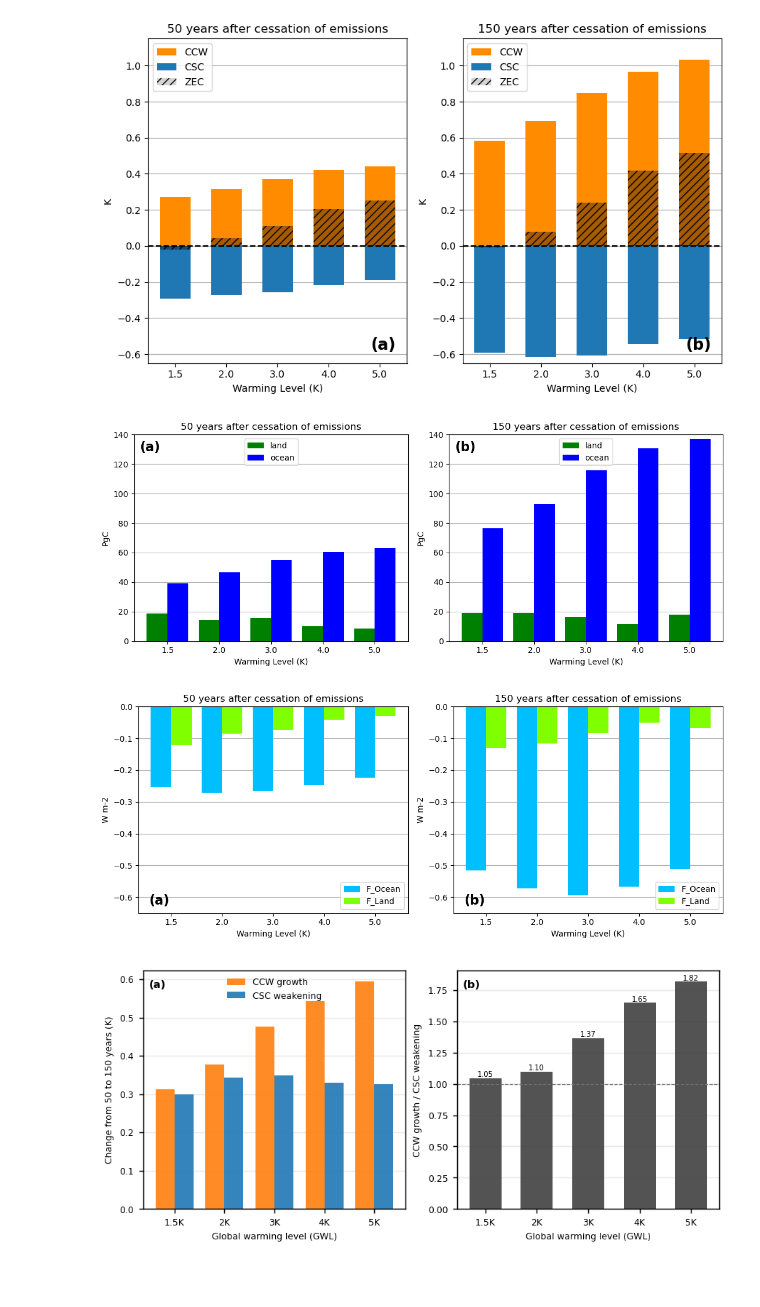
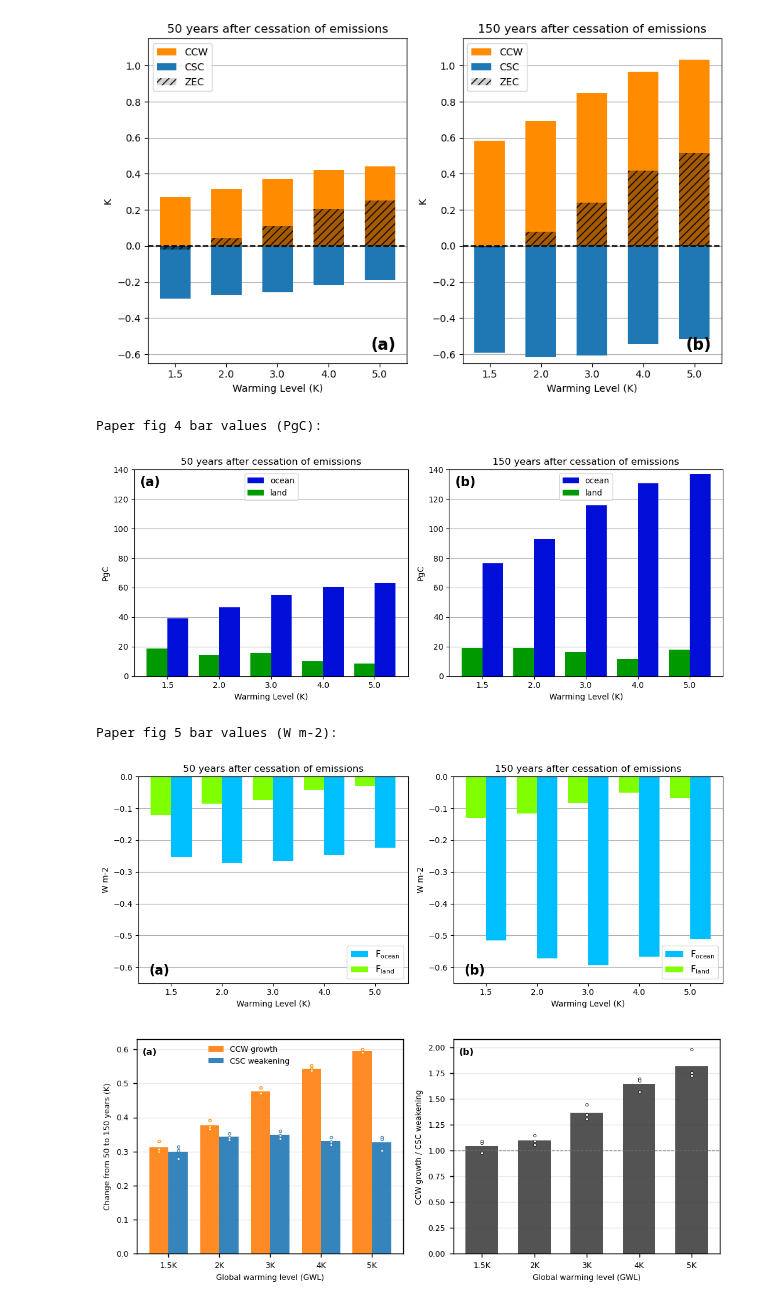
Before and after one commit to laura-gibbs/UKESM_TIPMIP_analysis, a Jupyter notebook: UKESM_ZEC_analysis.ipynb, the cells around one changed output. Saved outputs shown, nothing was run; the diff lists cells and outputs as text; code cells hidden in the pictures; blank space fills up the shorter version.

```diff
--- a/UKESM_ZEC_analysis.ipynb
+++ b/UKESM_ZEC_analysis.ipynb
@@ -893,7 +909,6 @@ GWL_labels = [str(float(str(g).replace('K', ''))) for g in ordered_gwls]
 x_ticks = np.arange(len(GWL_labels))
 ZEC_yrs = [50, 150]
 
-# Recompute member-level bars here to avoid notebook-state drift from other figure cells
 total_ocn_co2_for_bars = []
 total_nbp_for_bars = []
 for ZEC_yr in ZEC_yrs:
@@ -922,8 +937,8 @@ for i, (ocn_co2_bar, nbp_bar, yr, ax) in enumerate(zip(total_ocn_co2_for_bars, t
     ocn_co2_bar_mean = [np.nanmean([ocn_co2_bar[k] for k in gwl_to_indices[gwl]]) for gwl in ordered_gwls]
     nbp_bar_mean = [np.nanmean([nbp_bar[k] for k in gwl_to_indices[gwl]]) for gwl in ordered_gwls]
 
-    ax.bar(x_ticks - w/2, nbp_bar_mean, w, label='land', color='green')
-    ax.bar(x_ticks + w/2, ocn_co2_bar_mean, w, label='ocean', color='blue')
+    ax.bar(x_ticks - w/2, nbp_bar_mean, w, label='land', color="#009A00")
+    ax.bar(x_ticks + w/2, ocn_co2_bar_mean, w, label='ocean', color="#000ED7")
     ax.legend(loc='upper center')
 
     ax.set_xlabel('Warming Level (K)')
@@ -940,8 +955,20 @@ axes[0].set_title('50 years after cessation of emissions')
 axes[1].set_title('150 years after cessation of emissions')
 
 fig.tight_layout()
+fig.savefig('figs/paper_fig_4.png', dpi=300, bbox_inches='tight')
+fig.savefig('figs/paper_fig_4.pdf', dpi=300, bbox_inches='tight')
+
+print('\nPaper fig 4 bar values (PgC):')
+# for yr, ocn_vals, land_vals in zip(ZEC_yrs, total_ocn_co2_for_bars, total_nbp_for_bars):
+#     print(f'\n{yr} years after cessation:')
+#     for gwl in ordered_gwls:
+#         indices = gwl_to_indices[gwl]
+#         ocean = np.nanmean([ocn_vals[k] for k in indices])
+#         land = np.nanmean([land_vals[k] for k in indices])
+#         print(f'  {gwl}: land = {land:.4f}, ocean = {ocean:.4f}')
 # %% [output]
+Paper fig 4 bar values (PgC):
-[figure, old version]
+[figure, new version]
 # %%
 ramp_start_yr = int(np.min([get_yrs_from_time_cube(rt.coord("time"))[0] for rt in ramp_temps]))
 window_size = 10
@@ -1104,9 +1131,9 @@ x_ticks = np.arange(len(GWL_labels))
 fig, axes = plt.subplots(1, len(ZEC_yrs), figsize=(11,4.5))
 w = 0.4
 for i, (f_ocean_zec, f_land_zec, yr, ax) in enumerate(zip(f_ocean_zecs, f_land_zecs, ZEC_yrs, axes)):
-    ax.bar(x_ticks - w/2, f_ocean_zec, w, label='F_Ocean', color='deepskyblue')
-    ax.bar(x_ticks + w/2, f_land_zec, w, label='F_Land', color='chartreuse')
-    ax.legend(loc='lower right')
+    ax.bar(x_ticks + w/2, f_ocean_zec, w, label=r'F$_{\mathrm{ocean}}$', color='deepskyblue')
+    ax.bar(x_ticks - w/2, f_land_zec, w, label=r'F$_{\mathrm{land}}$', color='chartreuse')
+    ax.legend(loc='lower right', fontsize=11)
 
     ax.axhline(y=0, linestyle='--', color='black')
     ax.set_xticks(x_ticks)
@@ -1122,8 +1149,17 @@ axes[1].text(0.04,0.04,'(b)', transform=axes[1].transAxes, fontsize=16, fontweig
 axes[0].set_title('50 years after cessation of emissions')
 axes[1].set_title('150 years after cessation of emissions')
 fig.tight_layout()
+fig.savefig('figs/paper_fig_5.png', dpi=300, bbox_inches='tight')
+fig.savefig('figs/paper_fig_5.pdf', dpi=300, bbox_inches='tight')
+
+# print('\nPaper fig 5 bar values (W m-2):')
+# for yr, ocean_vals, land_vals in zip(ZEC_yrs, f_ocean_zecs, f_land_zecs):
+    # print(f'\n{yr} years after cessation:')
+    # for gwl, ocean, land in zip(ordered_gwls, ocean_vals, land_vals):
+        # print(f'  {gwl}: land = {land:.4f}, ocean = {ocean:.4f}')
 # %% [output]
+Paper fig 5 bar values (W m-2):
-[figure, old version]
+[figure, new version]
 # %%
 # Supplementary figures
 # %%
@@ -1163,6 +1199,24 @@ else:
         where=np.abs(dcsc_dt) > 0,
     )
 
+    dccw_member_values = []
+    dcsc_member_values = []
+    ratio_member_values = []
+    for gwl in ordered_gwls:
+        member_dccw = []
+        member_dcsc = []
+        member_ratio = []
+        for k in gwl_to_indices[gwl]:
+            dccw = CWs[1][k] - CWs[0][k]
+            dcsc = CCs[1][k] - CCs[0][k]
+            if np.isfinite(dccw) and np.isfinite(dcsc):
+                member_dccw.append(dccw)
+                member_dcsc.append(-dcsc)
+                member_ratio.append(dccw / abs(dcsc) if abs(dcsc) > 0 else np.nan)
+        dccw_member_values.append(np.asarray(member_dccw, dtype=float))
+        dcsc_member_values.append(np.asarray(member_dcsc, dtype=float))
+        ratio_member_values.append(np.asarray(member_ratio, dtype=float))
+
     gwl_labels = [f'{g:g}K' for g in gwl_vals]
     x = np.arange(len(gwl_vals), dtype=float)
 
@@ -1175,7 +1229,7 @@ else:
     fs_label = 10 * scale
     fs_tick = 10 * scale
     fs_legend = 10 * scale
-    fs_annot = 8 * scale
+    fs_annot = 10 * scale
     fs_panel = 12 * scale
     lw_base = 1.0 * scale
 
@@ -1183,38 +1237,46 @@ else:
     ax = axes[0]
     ax.grid(True, axis='y', alpha=0.28)
     ax.set_axisbelow(True)
     width = 0.38
     ax.bar(x - width / 2, dccw_dt, width=width, color=col_ccw, alpha=0.9, label='CCW growth')
     ax.bar(x + width / 2, -dcsc_dt, width=width, color=col_csc, alpha=0.9, label='CSC weakening')
+    for i, (dccw_vals, dcsc_vals) in enumerate(zip(dccw_member_values, dcsc_member_values)):
+        ax.scatter(np.full(len(dcsc_vals), x[i] + width / 2), dcsc_vals, s=5, color='white', edgecolor='steelblue', linewidth=0.7, zorder=3, label='_nolegend_')
+        ax.scatter(np.full(len(dccw_vals), x[i] - width / 2), dccw_vals, s=5, color='white', edgecolor='darkorange', linewidth=0.7, zorder=3, label='_nolegend_')
     ax.axhline(0.0, color='0.4', lw=lw_base)
     ax.set_xticks(x)
     ax.set_xticklabels(gwl_labels)
     ax.tick_params(axis='both', labelsize=fs_tick)
     ax.set_xlabel('Global warming level (GWL)', fontsize=fs_label)
     ax.set_ylabel('Change from 50 to 150 years (K)', fontsize=fs_label)
-    ax.legend(frameon=False, loc='upper center', fontsize=fs_legend)
+    ax.legend(frameon=False, loc='upper center', bbox_to_anchor=(0.42, 1.0), fontsize=fs_legend)
 
     # Panel (b): ratio CCW growth / CSC weakening
     ax2 = axes[1]
     ax2.grid(True, axis='y', alpha=0.28)
     ax2.set_axisbelow(True)
     ax2.bar(x, ratio, width=0.62, color=col_ratio, alpha=0.9)
+    for i, ratio_vals in enumerate(ratio_member_values):
+        ax2.scatter(np.full(len(ratio_vals), x[i]), ratio_vals, s=5, color='white', edgecolor='black', linewidth=0.4, zorder=3, label='_nolegend_')
     ax2.axhline(1.0, color='0.45', lw=lw_base, ls='--')
     ax2.set_xticks(x)
     ax2.set_xticklabels(gwl_labels)
     ax2.tick_params(axis='both', labelsize=fs_tick)
     ax2.set_xlabel('Global warming level (GWL)', fontsize=fs_label)
     ax2.set_ylabel('CCW growth / CSC weakening', fontsize=fs_label)
     # ax2.set_ylabel(r'$\Delta_{150-50} CCW / |\Delta_{150-50} CSC|$')
 
-    for i, r in enumerate(ratio):
-        if np.isfinite(r):
-            ax2.text(i, r, f'{r:.2f}', ha='center', va='bottom', fontsize=fs_annot)
+    # for i, r in enumerate(ratio):
+    #     if np.isfinite(r):
+    #         ax2.text(i, r, f'{r:.2f}', ha='center', va='bottom', fontsize=fs_annot)
 
     axes[0].text(0.02, 0.96, '(a)', transform=axes[0].transAxes, va='top', fontweight='bold', fontsize=fs_panel)
     axes[1].text(0.02, 0.96, '(b)', transform=axes[1].transAxes, va='top', fontweight='bold', fontsize=fs_panel)
+
+    plt.tight_layout()
+    fig.savefig('figs/paper_fig_S2.png', dpi=300, bbox_inches='tight')
 # %% [output]
-[figure, old version]
+[figure, new version]
 # %%
 # Load Paper fig S3 plotted data from local files
 s3_dir = './data_global_stats/paper_fig_s3_inputs'
```
Also changed, not shown: parts of 10 cells of this notebook, 1 other file.
